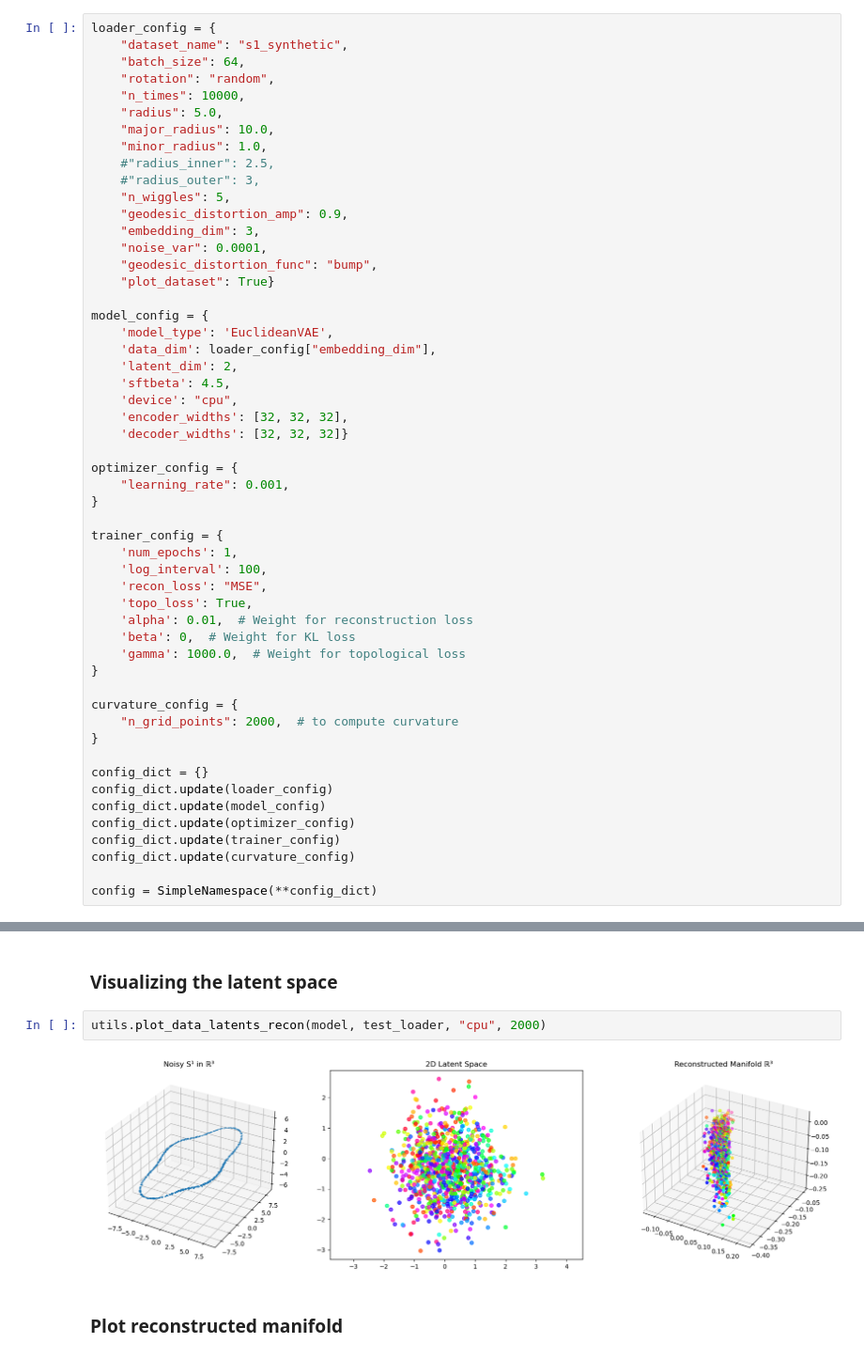
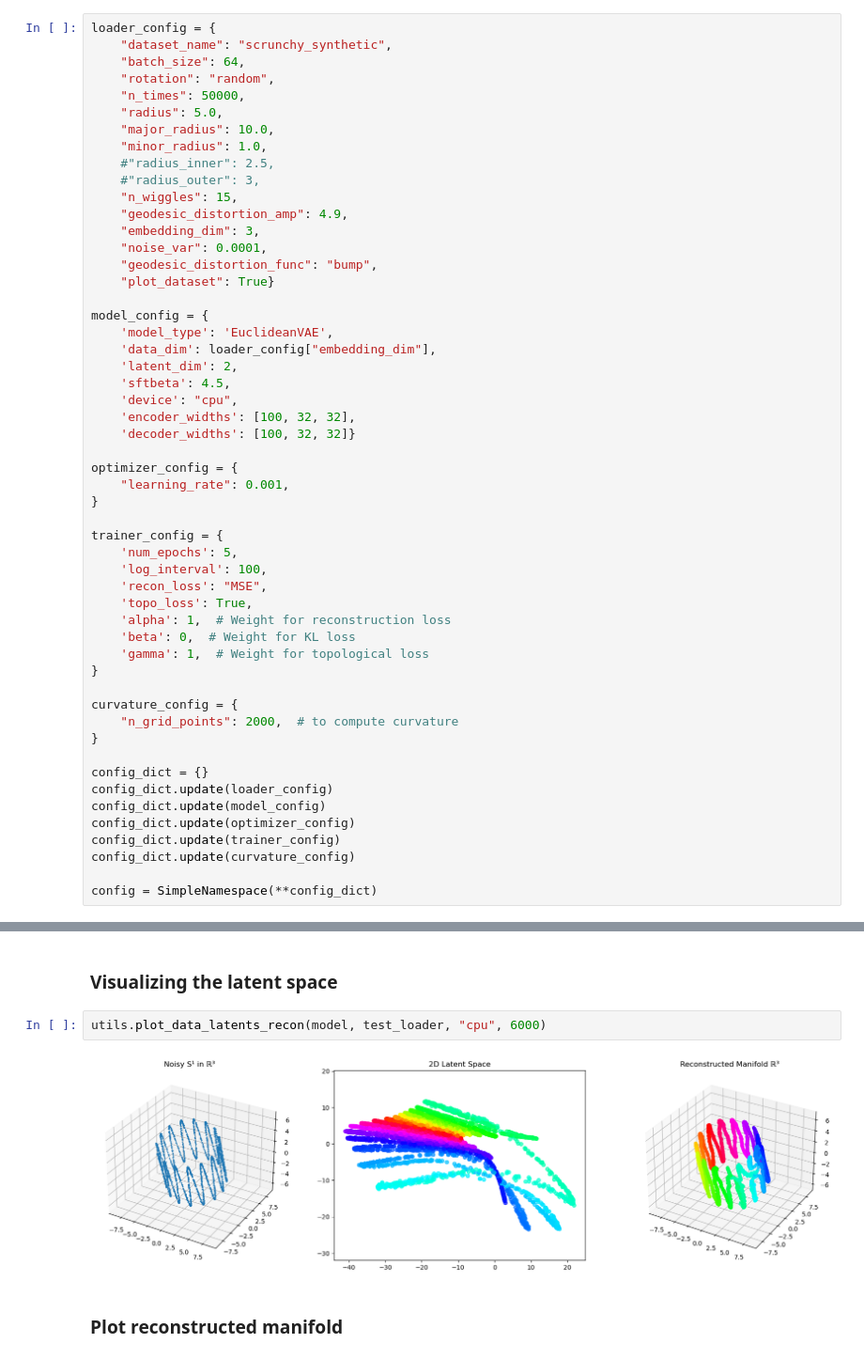
Before and after one commit to graeps/TopoGeoAEs, a Jupyter notebook: experiments/euclidean_vae.ipynb, the cells around one changed output, grey strips where cells are left out. Shown at 94% size. Drawn from its saved outputs; the diff is of its cells as text.

Commit message:
add new scrunchy and interlock datasets + empiric curvature

```diff
--- a/experiments/euclidean_vae.ipynb
+++ b/experiments/euclidean_vae.ipynb
@@ -38,17 +38,17 @@ np.random.seed(49)
 ### Dataloader
 # %%
 loader_config = {
-    "dataset_name": "s1_synthetic",
+    "dataset_name": "scrunchy_synthetic",
     "batch_size": 64,
     "rotation": "random",
-    "n_times": 10000,
+    "n_times": 50000,
     "radius": 5.0,
     "major_radius": 10.0,
     "minor_radius": 1.0,
     #"radius_inner": 2.5,
     #"radius_outer": 3,
-    "n_wiggles": 5,
-    "geodesic_distortion_amp": 0.9,
+    "n_wiggles": 15,
+    "geodesic_distortion_amp": 4.9,
     "embedding_dim": 3,
     "noise_var": 0.0001,
     "geodesic_distortion_func": "bump",
@@ -60,21 +60,21 @@ model_config = {
     'latent_dim': 2,
     'sftbeta': 4.5,
     'device': "cpu",
-    'encoder_widths': [32, 32, 32],
-    'decoder_widths': [32, 32, 32]}
+    'encoder_widths': [100, 32, 32],
+    'decoder_widths': [100, 32, 32]}
 
 optimizer_config = {
     "learning_rate": 0.001,
 }
 
 trainer_config = {
-    'num_epochs': 1,
+    'num_epochs': 5,
     'log_interval': 100,
     'recon_loss': "MSE",
     'topo_loss': True,
-    'alpha': 0.01,  # Weight for reconstruction loss
+    'alpha': 1,  # Weight for reconstruction loss
     'beta': 0,  # Weight for KL loss
-    'gamma': 1000.0,  # Weight for topological loss
+    'gamma': 1,  # Weight for topological loss
 }
 
 curvature_config = {
@@ -155,9 +166,9 @@ utils.show_training_history(history)
 # %% [markdown]
 ### Visualizing the latent space
 # %%
-utils.plot_data_latents_recon(model, test_loader, "cpu", 2000)
+utils.plot_data_latents_recon(model, test_loader, "cpu", 6000)
 # %% [output]
-[figure, old version]
+[figure, new version]
 # %% [markdown]
 ### Plot reconstructed manifold
 # %% [markdown]
```
Also changed, not shown: parts of 4 cells of this notebook, 5 other files.
